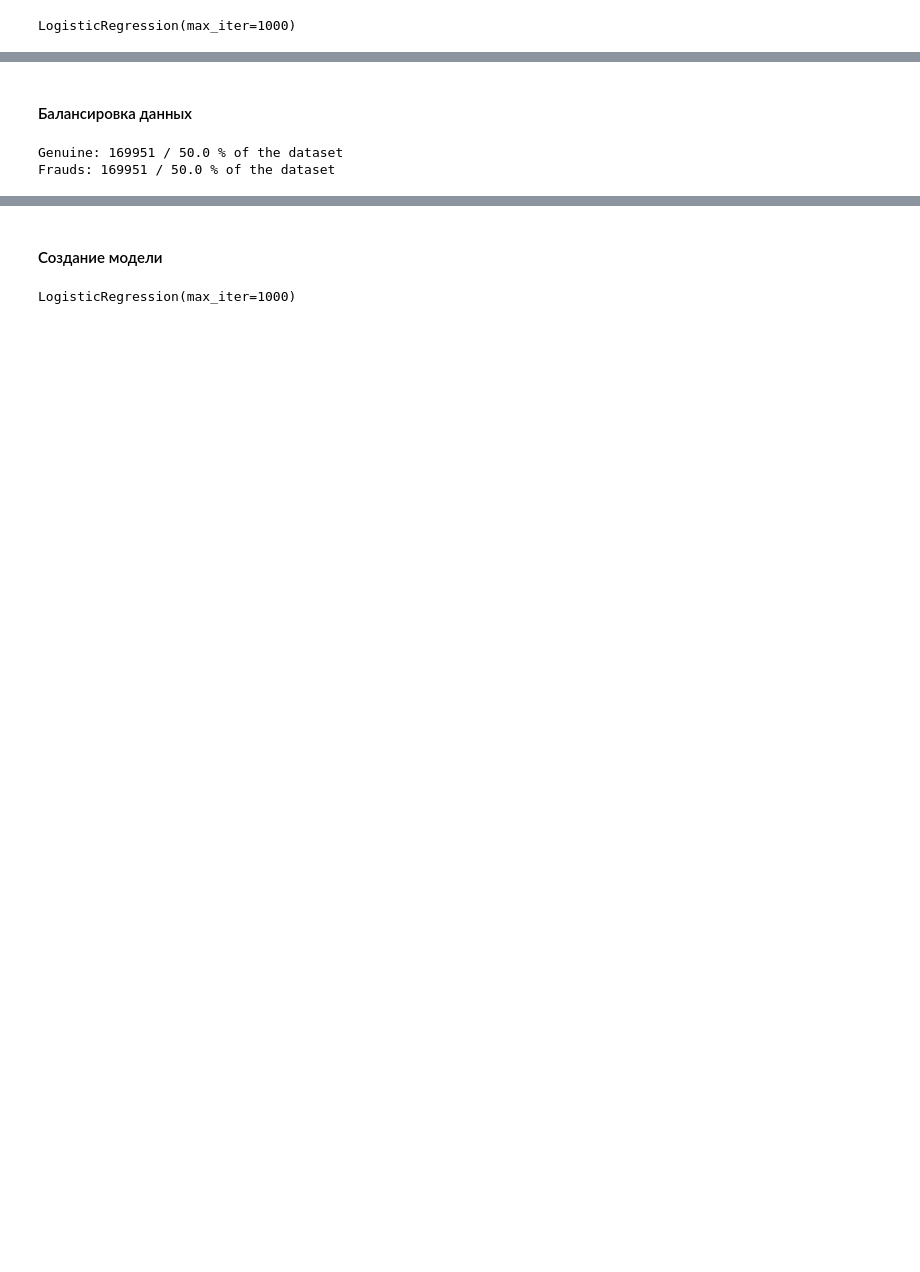
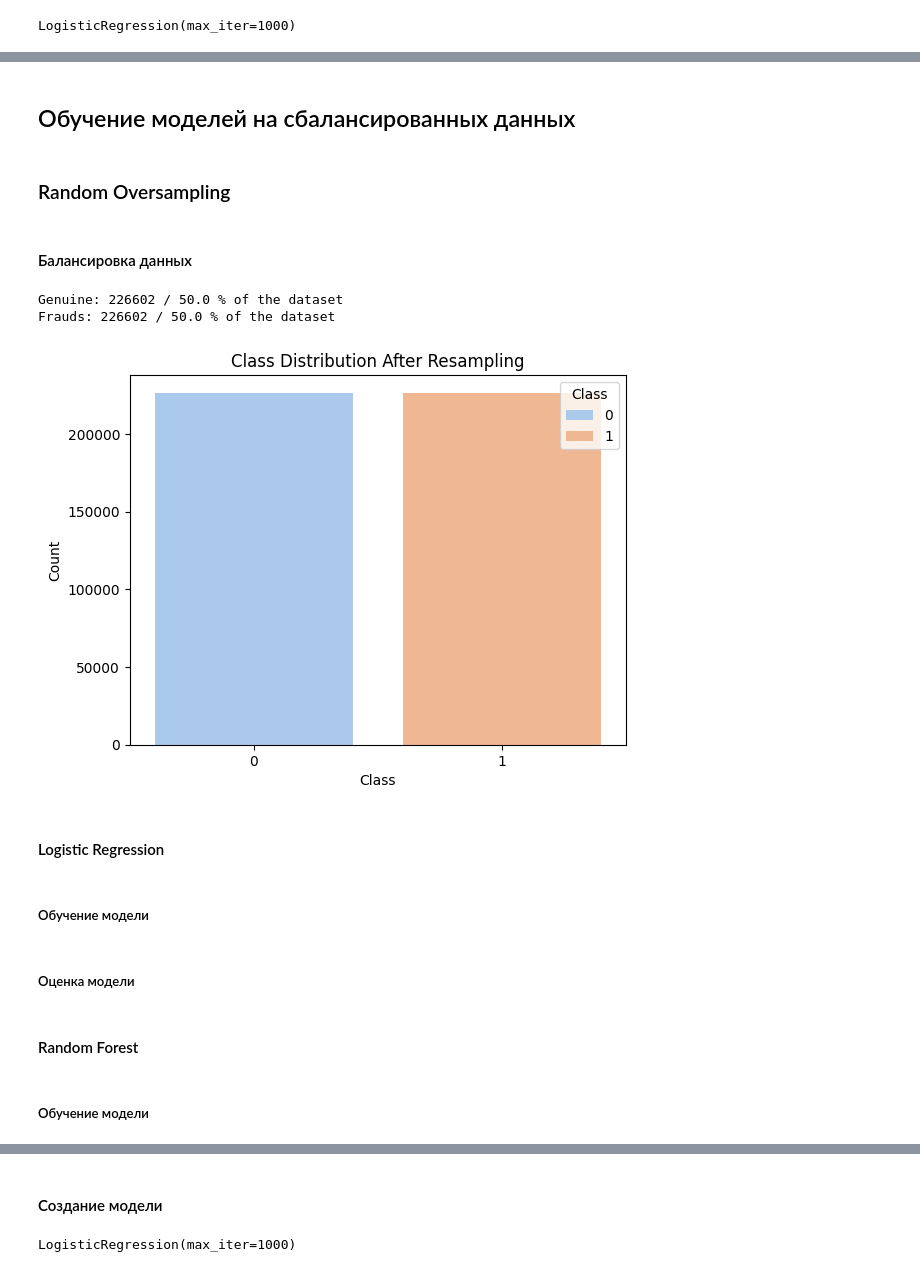
Before and after one commit to skytecat/FraudDetection, a Jupyter notebook: FraudDetection.ipynb, the cells around one changed output, grey strips where cells are left out. Cells and saved outputs as stored; diff of their text form; code cells hidden in the pictures; blank space fills up the shorter version.

```diff
--- a/FraudDetection.ipynb
+++ b/FraudDetection.ipynb
@@ -457,6 +453,6 @@ dummy_score
 # %%
-base_model = LogisticRegression(max_iter=1000)
+imbalanced_log = LogisticRegression(max_iter=1000)
 
-base_model.fit(X_train, y_train)
+imbalanced_log.fit(X_train, y_train)
 # %% [output]
 LogisticRegression(max_iter=1000)
@@ -634,0 +488,11 @@ plt.show()
+# %%
+from sklearn.ensemble import RandomForestClassifier
+
+rf_model = RandomForestClassifier(
+    n_estimators=100,       # Количество деревьев в лесу
+    max_depth=None,         # Максимальная глубина дерева (None = без ограничений)
+    random_state=42,        # Для воспроизводимости результатов
+    class_weight='balanced' # Учет дисбаланса классов
+)
+
+rf_model.fit(X_train, y_train)
@@ -651,3 +528,7 @@ base_score
+# %% [markdown]
+## Обучение моделей на сбалансированных данных
+# %% [markdown]
+### Random Oversampling
 # %% [markdown]
 #### Балансировка данных
 # %%
@@ -660,5 +539,23 @@ X_over, y_over = ros.fit_resample(X_train, y_train)
 print('Genuine:', y_over.value_counts()[0], '/', round(y_over.value_counts()[0]/len(y_over) * 100,2), '% of the dataset')
 print('Frauds:', y_over.value_counts()[1], '/',round(y_over.value_counts()[1]/len(y_over) * 100,2), '% of the dataset')
 # %% [output]
-Genuine: 169951 / 50.0 % of the dataset
-Frauds: 169951 / 50.0 % of the dataset
+Genuine: 226602 / 50.0 % of the dataset
+Frauds: 226602 / 50.0 % of the dataset
+# %%
+sns.countplot(x=y_over, palette='pastel', hue=y_over)
+plt.title("Class Distribution After Resampling")
+plt.xlabel("Class")
+plt.ylabel("Count")
+plt.show()
+# %% [output]
+[figure, added]
+# %% [markdown]
+#### Logistic Regression
+# %% [markdown]
+##### Обучение модели
+# %% [markdown]
+##### Оценка модели
+# %% [markdown]
+#### Random Forest
+# %% [markdown]
+##### Обучение модели
```
Also changed, not shown: parts of 73 cells of this notebook.
